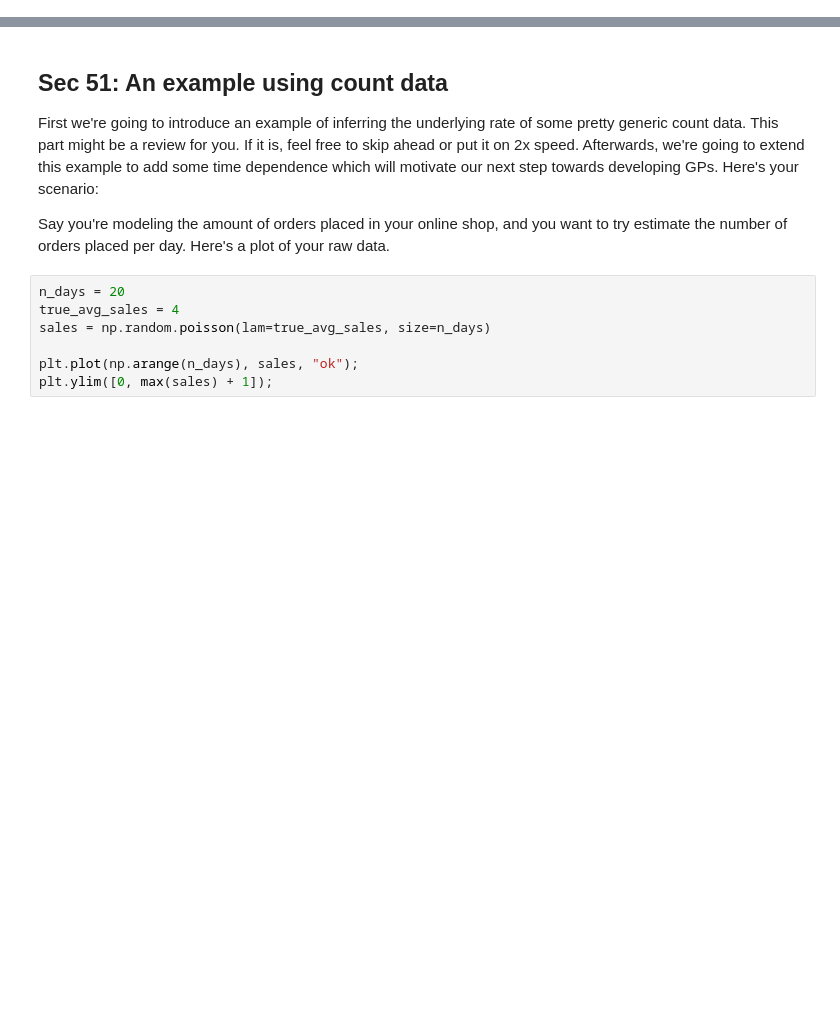
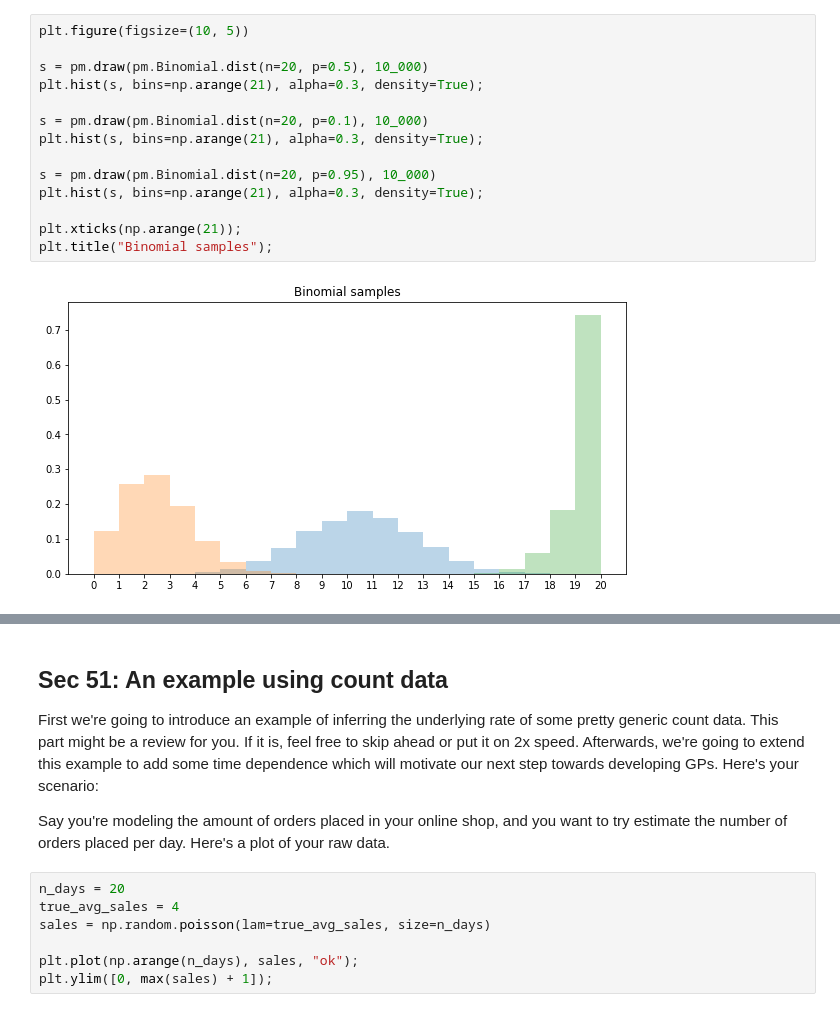
Before and after one commit to bwengals/etc, a Jupyter notebook: Lesson03_Random_Functions.ipynb, the cells around one changed output, grey strips where cells are left out. Drawn from its saved outputs; the diff is of its cells as text; blank space fills up the shorter version.

```diff
--- a/Lesson03_Random_Functions.ipynb
+++ b/Lesson03_Random_Functions.ipynb
@@ -0,0 +96,16 @@
+# %%
+plt.figure(figsize=(10, 5))
+
+s = pm.draw(pm.Binomial.dist(n=20, p=0.5), 10_000)
+plt.hist(s, bins=np.arange(21), alpha=0.3, density=True);
+
+s = pm.draw(pm.Binomial.dist(n=20, p=0.1), 10_000)
+plt.hist(s, bins=np.arange(21), alpha=0.3, density=True);
+
+s = pm.draw(pm.Binomial.dist(n=20, p=0.95), 10_000)
+plt.hist(s, bins=np.arange(21), alpha=0.3, density=True);
+
+plt.xticks(np.arange(21));
+plt.title("Binomial samples");
+# %% [output]
+[figure, added]
```
Also changed, not shown: parts of 63 cells of this notebook, 1 other file.
